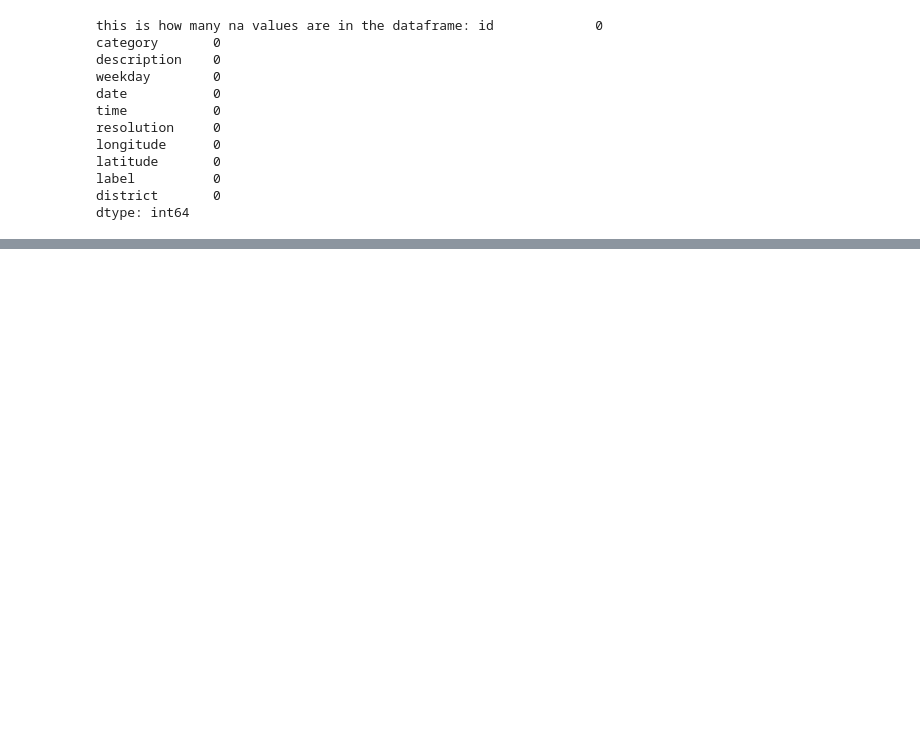
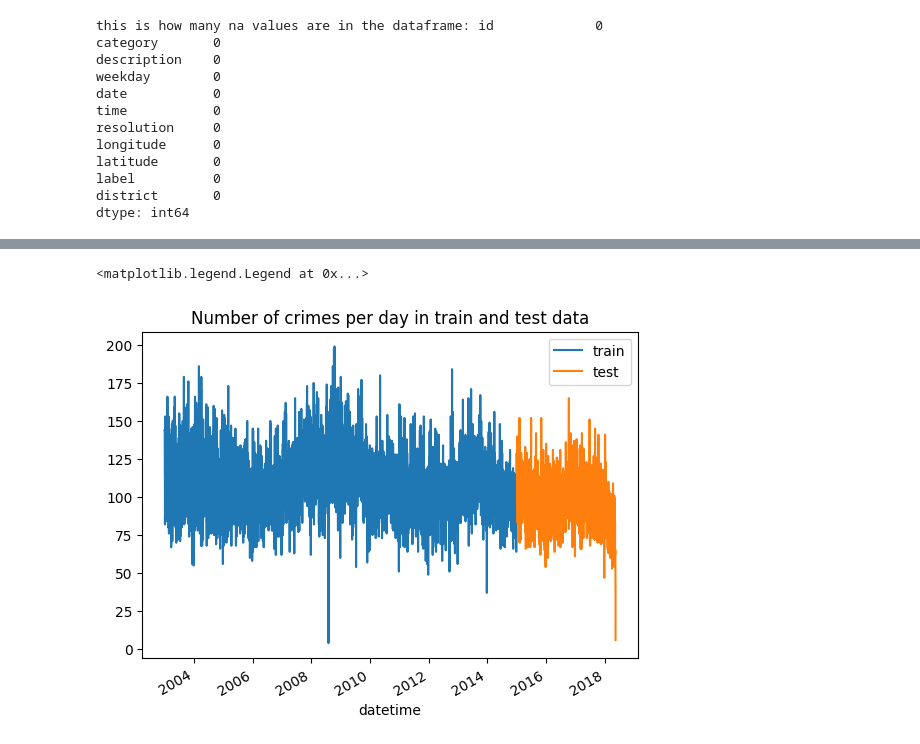
Before and after one commit to kristianseverin/CasePFA, a Jupyter notebook: XGBoost.ipynb, the cells around one changed output, grey strips where cells are left out. Saved outputs shown, nothing was run; the diff lists cells and outputs as text; code cells hidden in the pictures; blank space fills up the shorter version.

```diff
--- a/XGBoost.ipynb
+++ b/XGBoost.ipynb
@@ -114,0 +124,6 @@ print(df['district'].nunique())
+# %%
+# make a dataframe with only the features and the target
+dfXGB = df[['year', 'month', 'day', 'hour', 'minute', 'weekday', 'num_crimes', 'datetime', 'num_crimes_hour']]
+
+# set datetime as index
+dfXGB.set_index('datetime')
@@ -114,0 +145,11 @@ print(df['district'].nunique())
+# %%
+# find train and test manually
+
+
+# find train and test by finding the 80th percentile
+# split the data
+train = dfXGB[dfXGB['datetime'] < dfXGB['datetime'].quantile(0.8)]
+test = dfXGB[dfXGB['datetime'] >= dfXGB['datetime'].quantile(0.8)]
+
+# define split date
+split_date = '2015-01-05'
@@ -114,0 +176,4 @@ print(df['district'].nunique())
+# %%
+# set datetime as index
+train.set_index('datetime')
+test.set_index('datetime')
@@ -114,0 +195,14 @@ print(df['district'].nunique())
+# %%
+# make datetime index
+train = train.set_index('datetime') # works only if not already set
+test = test.set_index('datetime')  # works only if not already set
+# %%
+# plot train and test with number of crimes per day so time on the x axis as dates
+train['num_crimes'].plot(title='Number of crimes per day in train and test data')
+test['num_crimes'].plot()
+
+# legend
+plt.legend(['train', 'test'])
+# %% [output]
+<matplotlib.legend.Legend at 0x...>
+[figure, added]
```
Also changed, not shown: parts of 39 cells of this notebook.
